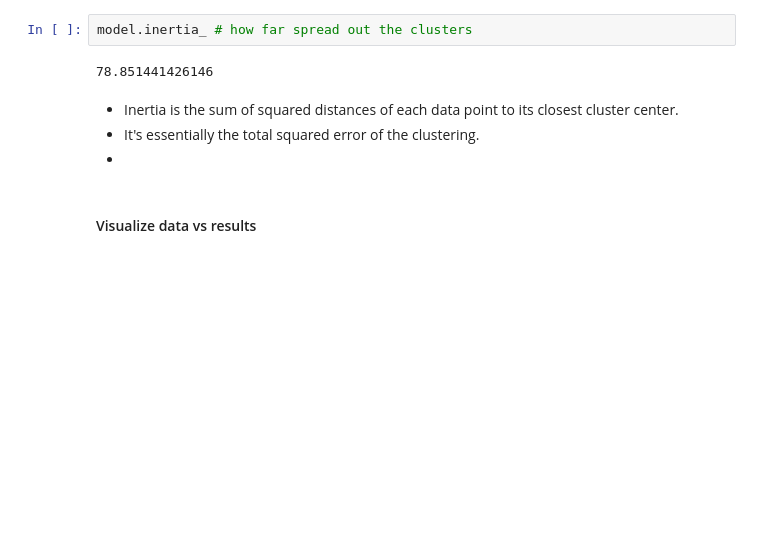
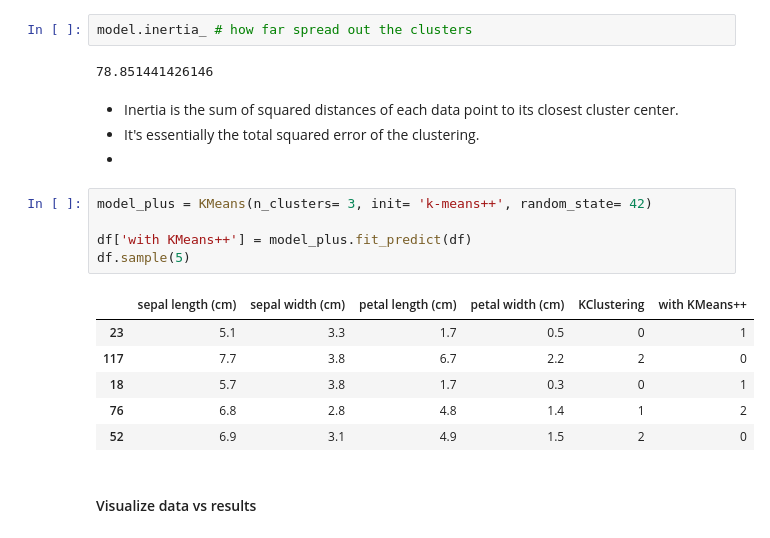
Before and after one commit to lyanjnizam/Daily-Practice, a Jupyter notebook: Day 24 - Evaluation and Unsupervised Learning/Unsupervised Learning .ipynb, the cells around one changed output. Drawn from its saved outputs; the diff is of its cells as text; blank space fills up the shorter version.

```diff
--- a/Day 24 - Evaluation and Unsupervised Learning/Unsupervised Learning .ipynb
+++ b/Day 24 - Evaluation and Unsupervised Learning/Unsupervised Learning .ipynb
@@ -105,6 +105,18 @@ model.inertia_ # how far spread out the clusters
 - Inertia is the sum of squared distances of each data point to its closest cluster center.
 - It's essentially the total squared error of the clustering.
 -
+# %%
+model_plus = KMeans(n_clusters= 3, init= 'k-means++', random_state= 42)
+
+df['with KMeans++'] = model_plus.fit_predict(df)
+df.sample(5)
+# %% [output]
+|  | sepal length (cm) | sepal width (cm) | petal length (cm) | petal width (cm) | KClustering | with KMeans++ |
+| 23 | 5.1 | 3.3 | 1.7 | 0.5 | 0 | 1 |
+| 117 | 7.7 | 3.8 | 6.7 | 2.2 | 2 | 0 |
+| 18 | 5.7 | 3.8 | 1.7 | 0.3 | 0 | 1 |
+| 76 | 6.8 | 2.8 | 4.8 | 1.4 | 1 | 2 |
+| 52 | 6.9 | 3.1 | 4.9 | 1.5 | 2 | 0 |
 # %% [markdown]
 #### Visualize data vs results
 # %%
```
Also changed, not shown: parts of 5 cells of this notebook, 1 other file.
